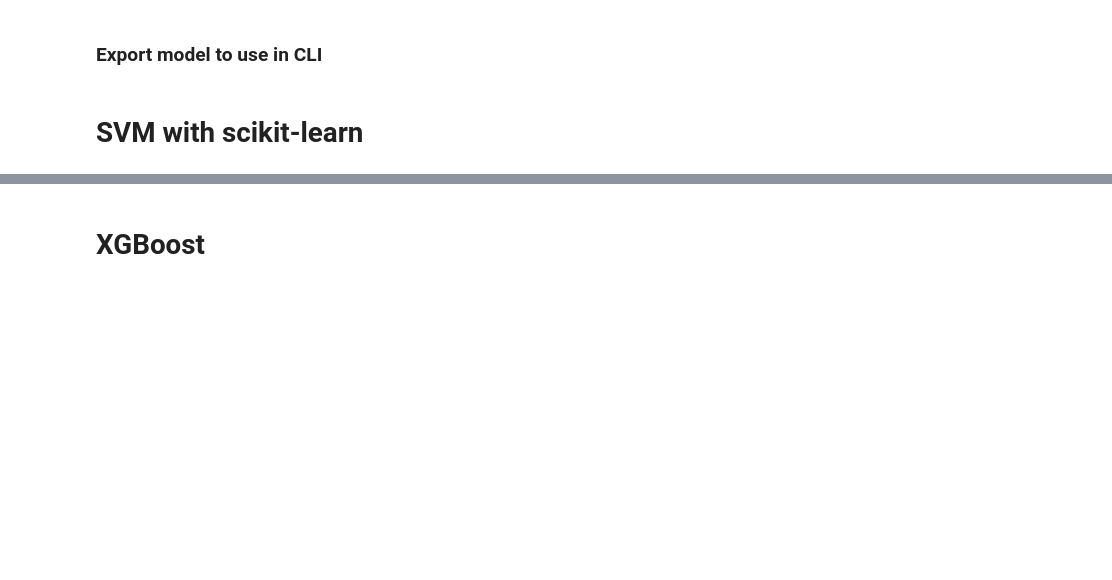
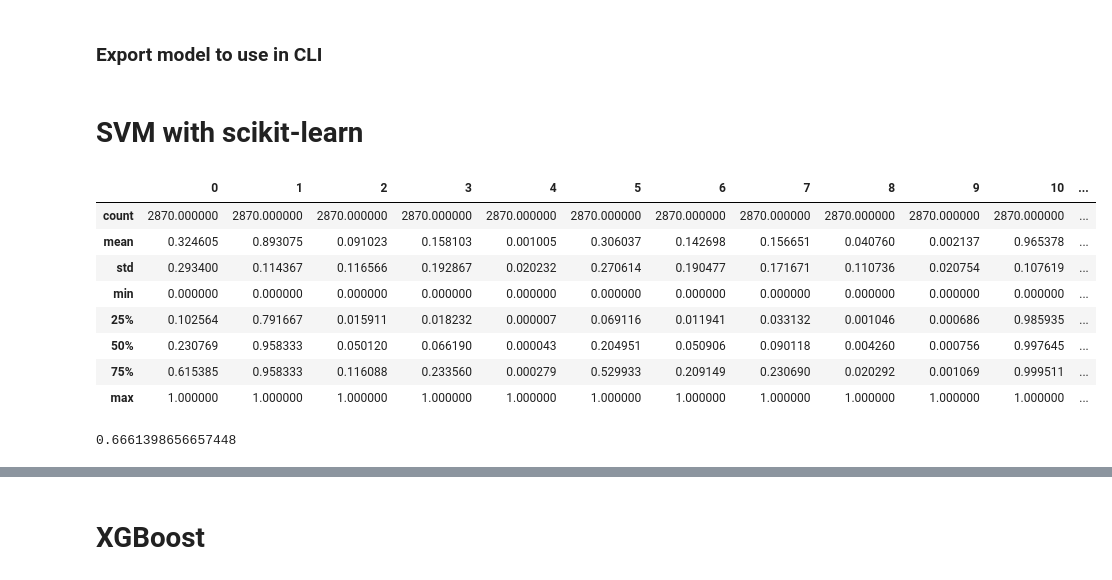
Before and after one commit to livepeer/verification-classifier, a Jupyter notebook: machine_learning/notebooks/Supervised_predictive_model.ipynb, the cells around one changed output, grey strips where cells are left out. Cells and saved outputs as stored; diff of their text form; code cells hidden in the pictures; blank space fills up the shorter version.

Commit message:
Scales SVM in supervised_predictive_model notebook

```diff
--- a/machine_learning/notebooks/Supervised_predictive_model.ipynb
+++ b/machine_learning/notebooks/Supervised_predictive_model.ipynb
@@ -316,5 +498,21 @@ print(AdaBoost)
 pickle.dump(AdaBoost, open("../output/models/AdaBoost.pickle.dat", "wb"))
 # %% [markdown]
 # SVM with scikit-learn
+# %%
+scaling = MinMaxScaler().fit(X_train)
+X_train_scaled = scaling.transform(X_train)
+X_test_scaled = scaling.transform(X_test)
+df_scale = pd.DataFrame(X_train_scaled)
+display(df_scale.describe())
+# %% [output]
+|  | 0 | 1 | 2 | 3 | 4 | 5 | 6 | 7 | 8 | 9 | 10 | ... |
+| count | 2870.000000 | 2870.000000 | 2870.000000 | 2870.000000 | 2870.000000 | 2870.000000 | 2870.000000 | 2870.000000 | 2870.000000 | 2870.000000 | 2870.000000 | ... |
+| mean | 0.324605 | 0.893075 | 0.091023 | 0.158103 | 0.001005 | 0.306037 | 0.142698 | 0.156651 | 0.040760 | 0.002137 | 0.965378 | ... |
+| std | 0.293400 | 0.114367 | 0.116566 | 0.192867 | 0.020232 | 0.270614 | 0.190477 | 0.171671 | 0.110736 | 0.020754 | 0.107619 | ... |
+| min | 0.000000 | 0.000000 | 0.000000 | 0.000000 | 0.000000 | 0.000000 | 0.000000 | 0.000000 | 0.000000 | 0.000000 | 0.000000 | ... |
+| 25% | 0.102564 | 0.791667 | 0.015911 | 0.018232 | 0.000007 | 0.069116 | 0.011941 | 0.033132 | 0.001046 | 0.000686 | 0.985935 | ... |
+| 50% | 0.230769 | 0.958333 | 0.050120 | 0.066190 | 0.000043 | 0.204951 | 0.050906 | 0.090118 | 0.004260 | 0.000756 | 0.997645 | ... |
+| 75% | 0.615385 | 0.958333 | 0.116088 | 0.233560 | 0.000279 | 0.529933 | 0.209149 | 0.230690 | 0.020292 | 0.001069 | 0.999511 | ... |
+| max | 1.000000 | 1.000000 | 1.000000 | 1.000000 | 1.000000 | 1.000000 | 1.000000 | 1.000000 | 1.000000 | 1.000000 | 1.000000 | ... |
 # %%
 classifier = svm.SVC(kernel='rbf')
@@ -323,4 +521,6 @@ prediction_SVM = classifier.predict(X_test)
 # %%
-classifier.score(X_test,y_test)
+classifier.score(X_test_scaled,y_test)
+# %% [output]
+0.6661398656657448
 # %%
 confusion_matrix(y_test, prediction_SVM)
```
Also changed, not shown: parts of 50 cells of this notebook, 4 other files.
